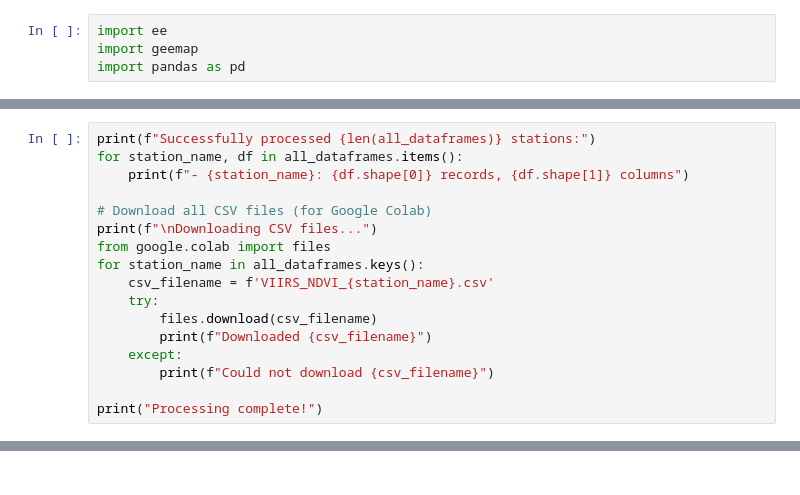
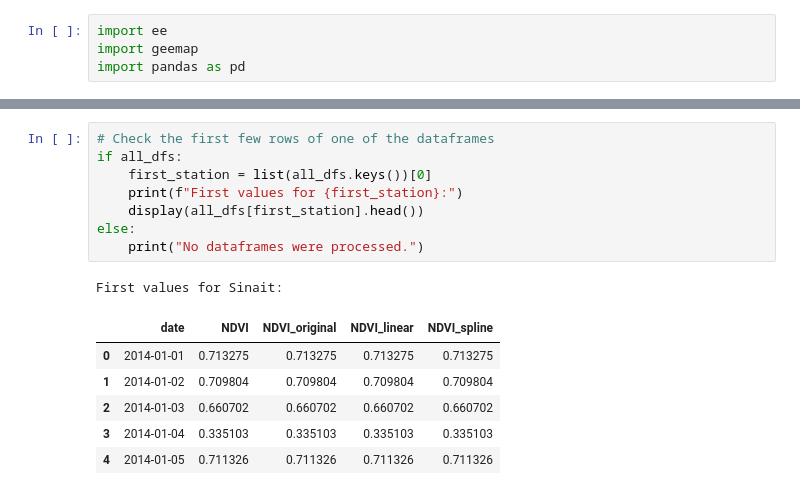
Before and after one commit to machiwao/CCTHESS1-CCTHESS2-Dev-and-Docs, a Jupyter notebook: NDVI_data_scraping.ipynb, the cells around one changed output, grey strips where cells are left out. Drawn from its saved outputs; the diff is of its cells as text.

```diff
--- a/NDVI_data_scraping.ipynb
+++ b/NDVI_data_scraping.ipynb
@@ -148,17 +27,0 @@ First 5 rows for Sinait:
-# %%
-print(f"Successfully processed {len(all_dataframes)} stations:")
-for station_name, df in all_dataframes.items():
-    print(f"- {station_name}: {df.shape[0]} records, {df.shape[1]} columns")
-
-# Download all CSV files (for Google Colab)
-print(f"\nDownloading CSV files...")
-from google.colab import files
-for station_name in all_dataframes.keys():
-    csv_filename = f'VIIRS_NDVI_{station_name}.csv'
-    try:
-        files.download(csv_filename)
-        print(f"Downloaded {csv_filename}")
-    except:
-        print(f"Could not download {csv_filename}")
-
-print("Processing complete!")
@@ -179,0 +99,16 @@ Processing complete!
+# %%
+# Check the first few rows of one of the dataframes
+if all_dfs:
+    first_station = list(all_dfs.keys())[0]
+    print(f"First values for {first_station}:")
+    display(all_dfs[first_station].head())
+else:
+    print("No dataframes were processed.")
+# %% [output]
+First values for Sinait:
+|  | date | NDVI | NDVI_original | NDVI_linear | NDVI_spline |
+| 0 | 2014-01-01 | 0.713275 | 0.713275 | 0.713275 | 0.713275 |
+| 1 | 2014-01-02 | 0.709804 | 0.709804 | 0.709804 | 0.709804 |
+| 2 | 2014-01-03 | 0.660702 | 0.660702 | 0.660702 | 0.660702 |
+| 3 | 2014-01-04 | 0.335103 | 0.335103 | 0.335103 | 0.335103 |
+| 4 | 2014-01-05 | 0.711326 | 0.711326 | 0.711326 | 0.711326 |
```
Also changed, not shown: parts of 8 cells of this notebook.
